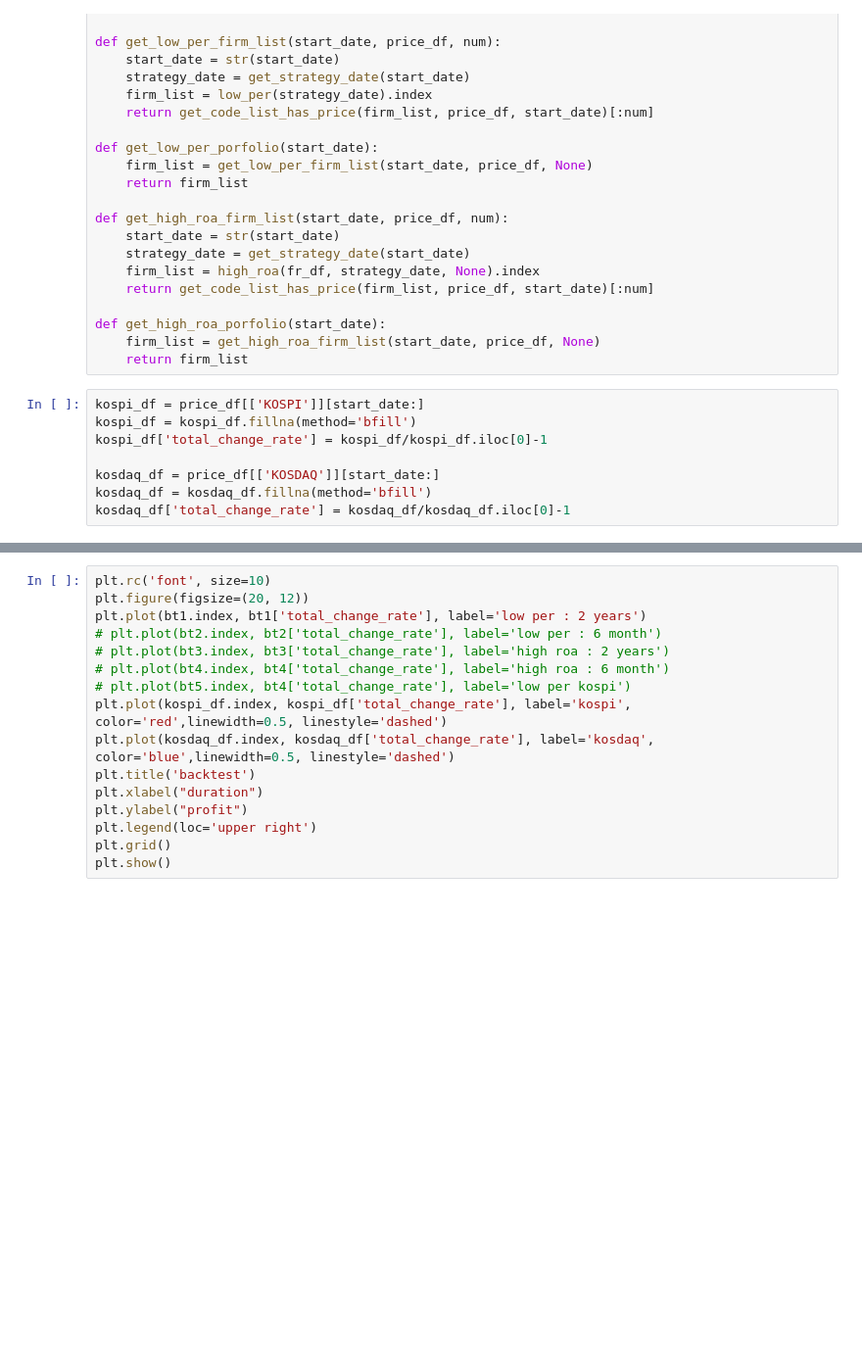
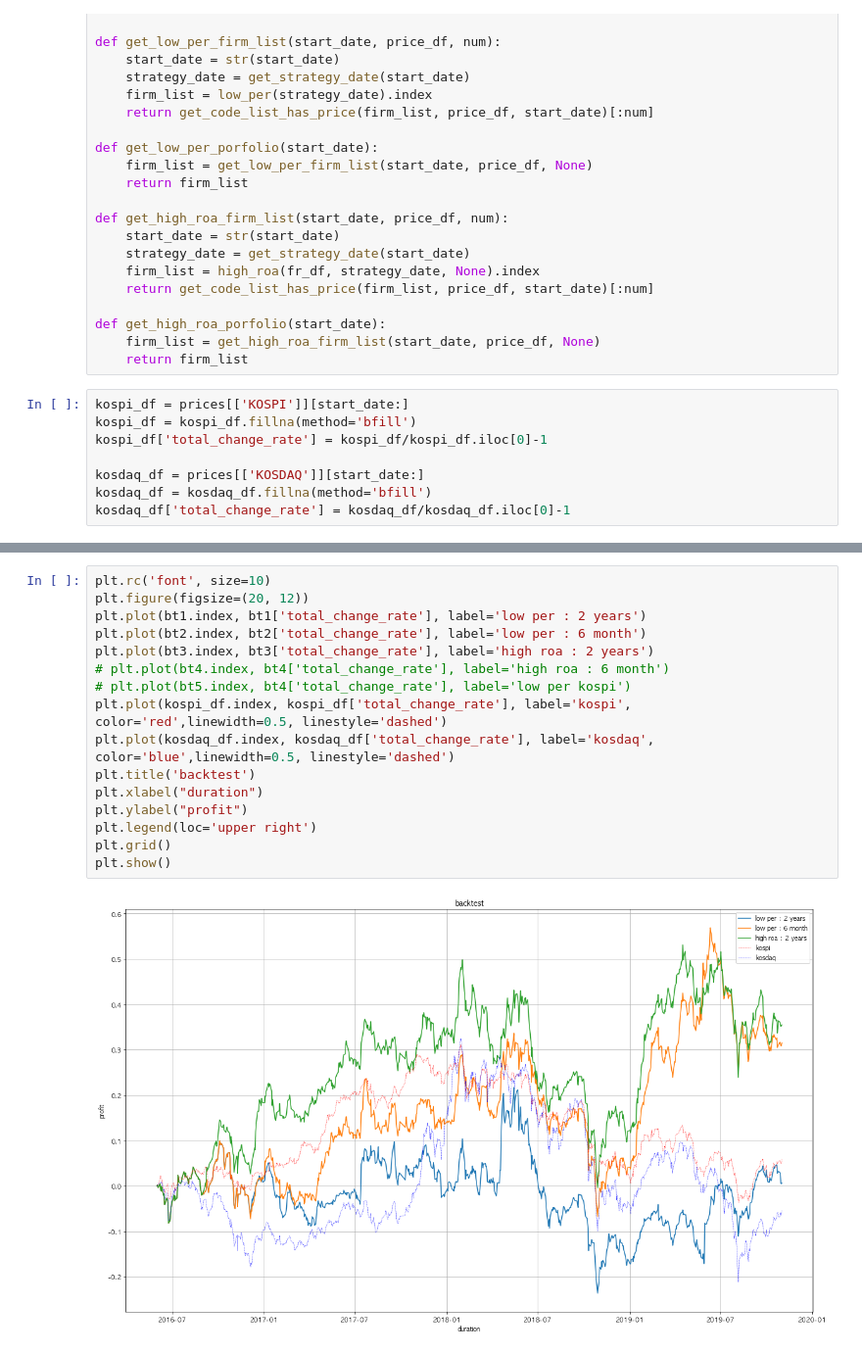
Before and after one commit to neosuperprogrammer/Quant, a Jupyter notebook: neo_strategy_test9.ipynb, the cells around one changed output, grey strips where cells are left out. Shown at 98% size. Saved outputs shown, nothing was run; the diff lists cells and outputs as text; blank space fills up the shorter version.

```diff
--- a/neo_strategy_test9.ipynb
+++ b/neo_strategy_test9.ipynb
@@ -2475,10 +1685,10 @@ def get_high_roa_porfolio(start_date):
     firm_list = get_high_roa_firm_list(start_date, price_df, None)
     return firm_list
 # %%
-kospi_df = price_df[['KOSPI']][start_date:]
+kospi_df = prices[['KOSPI']][start_date:]
 kospi_df = kospi_df.fillna(method='bfill')
 kospi_df['total_change_rate'] = kospi_df/kospi_df.iloc[0]-1
 
-kosdaq_df = price_df[['KOSDAQ']][start_date:]
+kosdaq_df = prices[['KOSDAQ']][start_date:]
 kosdaq_df = kosdaq_df.fillna(method='bfill')
 kosdaq_df['total_change_rate'] = kosdaq_df/kosdaq_df.iloc[0]-1
@@ -2512,16 +1754,18 @@ bt1 = get_backtest_result_from_pf(total_pf_df, price_df)
 # %%
 plt.rc('font', size=10)
 plt.figure(figsize=(20, 12))
 plt.plot(bt1.index, bt1['total_change_rate'], label='low per : 2 years')
-# plt.plot(bt2.index, bt2['total_change_rate'], label='low per : 6 month')
-# plt.plot(bt3.index, bt3['total_change_rate'], label='high roa : 2 years')
+plt.plot(bt2.index, bt2['total_change_rate'], label='low per : 6 month')
+plt.plot(bt3.index, bt3['total_change_rate'], label='high roa : 2 years')
 # plt.plot(bt4.index, bt4['total_change_rate'], label='high roa : 6 month')
 # plt.plot(bt5.index, bt4['total_change_rate'], label='low per kospi')
 plt.plot(kospi_df.index, kospi_df['total_change_rate'], label='kospi', color='red',linewidth=0.5, linestyle='dashed')
 plt.plot(kosdaq_df.index, kosdaq_df['total_change_rate'], label='kosdaq', color='blue',linewidth=0.5, linestyle='dashed')
 plt.title('backtest')
 plt.xlabel("duration")
 plt.ylabel("profit")
 plt.legend(loc='upper right')
 plt.grid()
 plt.show()
+# %% [output]
+[figure, added]
```
Also changed, not shown: parts of 7 cells of this notebook, 2 other files.
